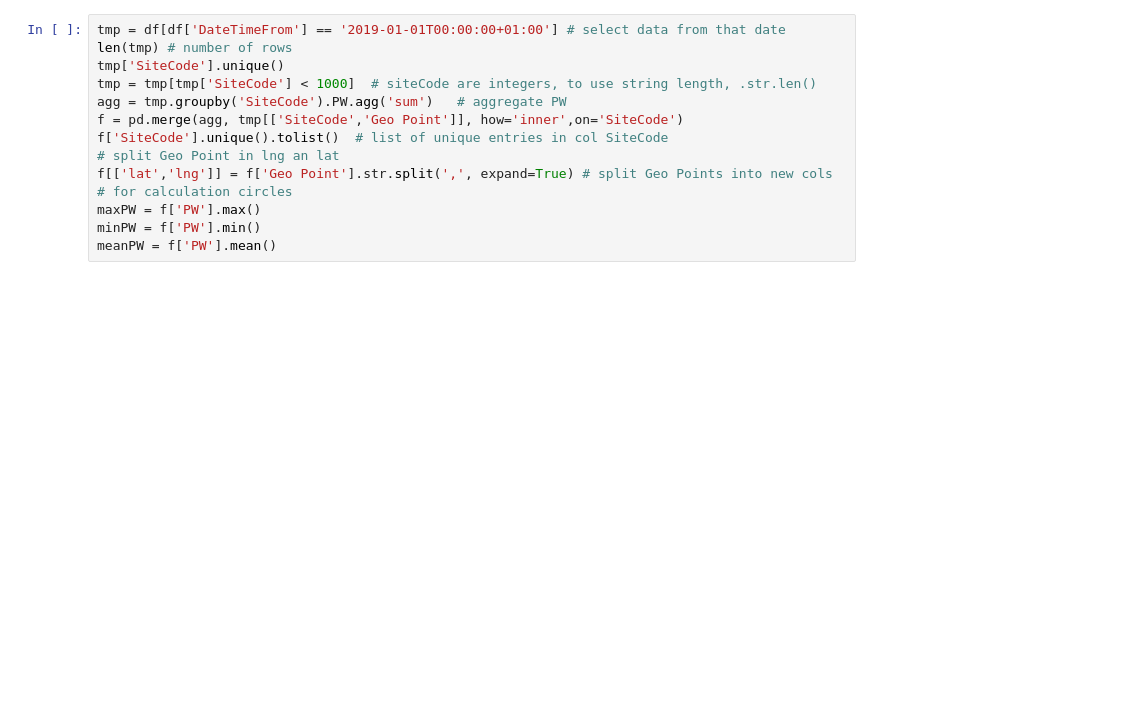
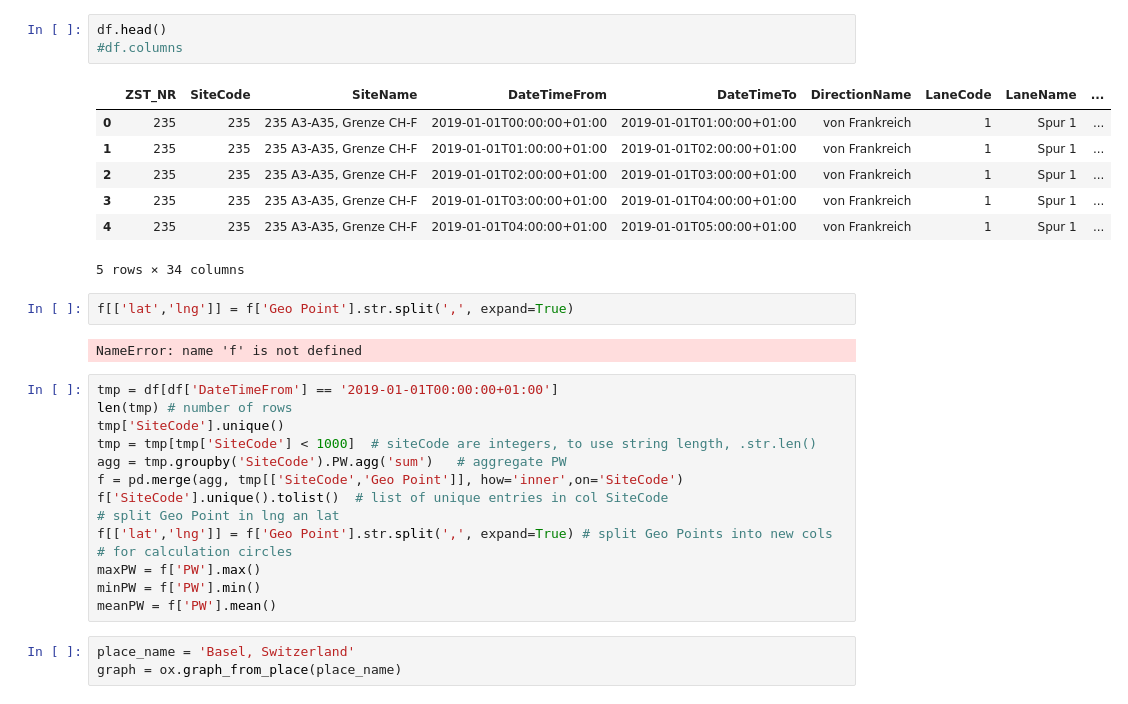
Before and after one commit to RetoKrummenacher/CSAI4SG, a Jupyter notebook: project/Test.ipynb, the cells around one changed output. Drawn from its saved outputs; the diff is of its cells as text; blank space fills up the shorter version.

```diff
--- a/project/Test.ipynb
+++ b/project/Test.ipynb
@@ -17,5 +41,20 @@ df = pd.read_table(current_file + os.sep + 'data' + os.sep + 'trafficCounts.csv'
+# %%
+df.head()
+#df.columns
+# %% [output]
+|  | ZST_NR | SiteCode | SiteName | DateTimeFrom | DateTimeTo | DirectionName | LaneCode | LaneName | ... |
+| 0 | 235 | 235 | 235 A3-A35, Grenze CH-F | 2019-01-01T00:00:00+01:00 | 2019-01-01T01:00:00+01:00 | von Frankreich | 1 | Spur 1 | ... |
+| 1 | 235 | 235 | 235 A3-A35, Grenze CH-F | 2019-01-01T01:00:00+01:00 | 2019-01-01T02:00:00+01:00 | von Frankreich | 1 | Spur 1 | ... |
+| 2 | 235 | 235 | 235 A3-A35, Grenze CH-F | 2019-01-01T02:00:00+01:00 | 2019-01-01T03:00:00+01:00 | von Frankreich | 1 | Spur 1 | ... |
+| 3 | 235 | 235 | 235 A3-A35, Grenze CH-F | 2019-01-01T03:00:00+01:00 | 2019-01-01T04:00:00+01:00 | von Frankreich | 1 | Spur 1 | ... |
+| 4 | 235 | 235 | 235 A3-A35, Grenze CH-F | 2019-01-01T04:00:00+01:00 | 2019-01-01T05:00:00+01:00 | von Frankreich | 1 | Spur 1 | ... |
+5 rows × 34 columns
+# %%
+f[['lat','lng']] = f['Geo Point'].str.split(',', expand=True)
+# %% [output]
+NameError: name 'f' is not defined
 # %%
-tmp = df[df['DateTimeFrom'] == '2019-01-01T00:00:00+01:00'] # select data from that date
+tmp = df[df['DateTimeFrom'] == '2019-01-01T00:00:00+01:00']
 len(tmp) # number of rows
 tmp['SiteCode'].unique()
 tmp = tmp[tmp['SiteCode'] < 1000]  # siteCode are integers, to use string length, .str.len()
@@ -28,6 +67,9 @@ f[['lat','lng']] = f['Geo Point'].str.split(',', expand=True) # split Geo Points
 maxPW = f['PW'].max()
 minPW = f['PW'].min()
 meanPW = f['PW'].mean()
+# %%
+place_name = 'Basel, Switzerland'
+graph = ox.graph_from_place(place_name)
 # %%
 def plotDot(row):
     radius = row.PW / maxPW * 10
```
Also changed, not shown: parts of 7 cells of this notebook, 11 other files.
